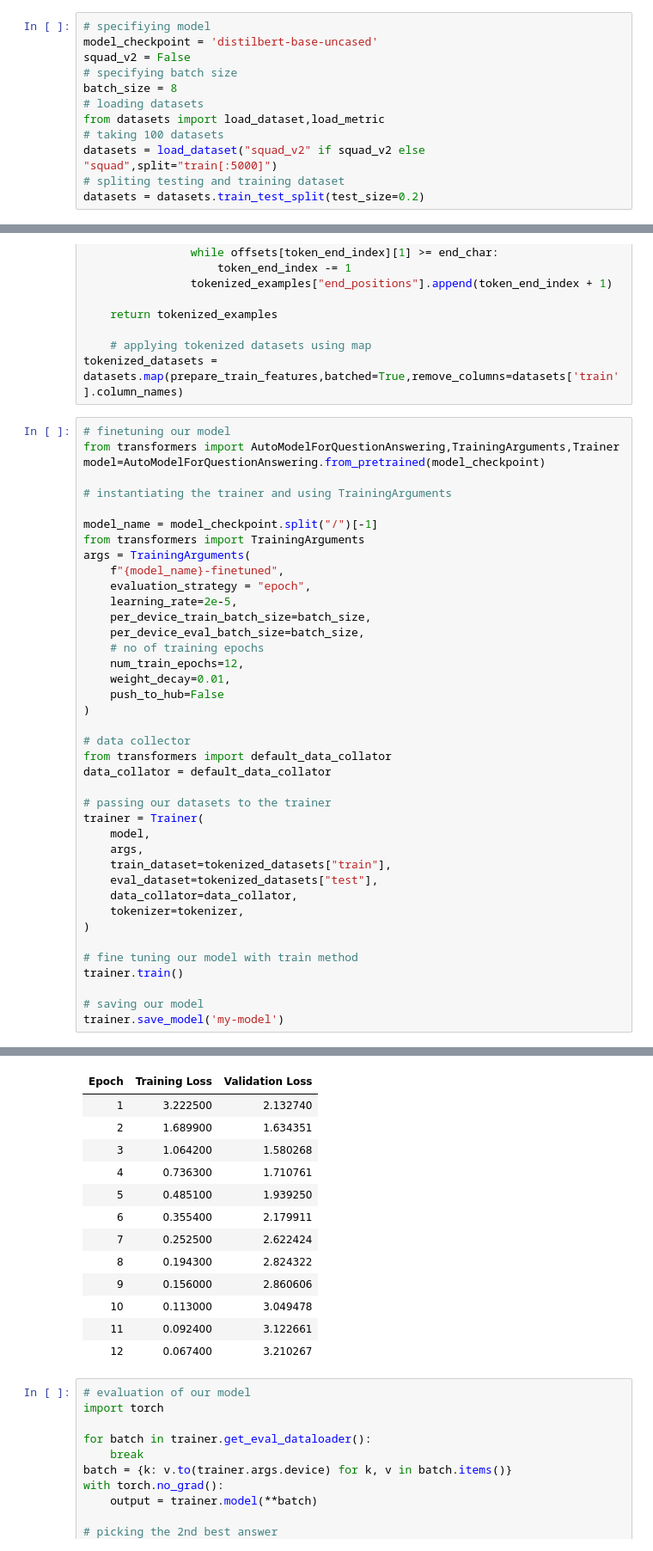
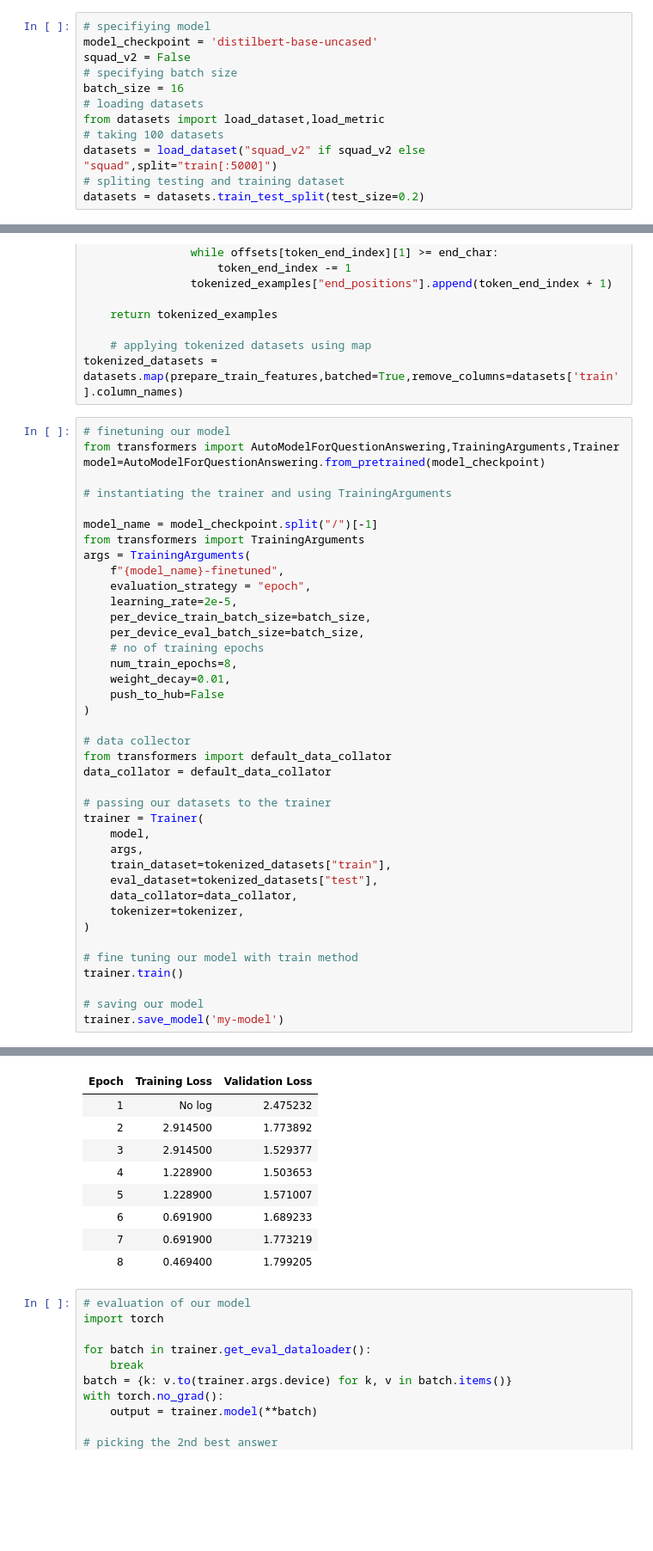
Before and after one commit to Shubhanker01/RepositoryNo1, a Jupyter notebook: questionAnswering.ipynb, the cells around one changed output, grey strips where cells are left out. Shown at 86% size. Drawn from its saved outputs; the diff is of its cells as text; blank space fills up the shorter version.

```diff
--- a/questionAnswering.ipynb
+++ b/questionAnswering.ipynb
@@ -48,7 +48,7 @@ Successfully installed datasets-2.19.2 dill-0.3.8 multiprocess-0.70.16 requests-
 model_checkpoint = 'distilbert-base-uncased'
 squad_v2 = False
 # specifying batch size
-batch_size = 8
+batch_size = 16
 # loading datasets
 from datasets import load_dataset,load_metric
 # taking 100 datasets
@@ -169,7 +169,7 @@ args = TrainingArguments(
     per_device_train_batch_size=batch_size,
     per_device_eval_batch_size=batch_size,
     # no of training epochs
-    num_train_epochs=12,
+    num_train_epochs=8,
     weight_decay=0.01,
     push_to_hub=False
 )
@@ -200,16 +200,12 @@ You should probably TRAIN this model on a down-stream task to be able to use it
 | Epoch | Training Loss | Validation Loss |
-| 1 | 3.222500 | 2.132740 |
-| 2 | 1.689900 | 1.634351 |
-| 3 | 1.064200 | 1.580268 |
-| 4 | 0.736300 | 1.710761 |
-| 5 | 0.485100 | 1.939250 |
-| 6 | 0.355400 | 2.179911 |
-| 7 | 0.252500 | 2.622424 |
-| 8 | 0.194300 | 2.824322 |
-| 9 | 0.156000 | 2.860606 |
-| 10 | 0.113000 | 3.049478 |
-| 11 | 0.092400 | 3.122661 |
-| 12 | 0.067400 | 3.210267 |
+| 1 | No log | 2.475232 |
+| 2 | 2.914500 | 1.773892 |
+| 3 | 2.914500 | 1.529377 |
+| 4 | 1.228900 | 1.503653 |
+| 5 | 1.228900 | 1.571007 |
+| 6 | 0.691900 | 1.689233 |
+| 7 | 0.691900 | 1.773219 |
+| 8 | 0.469400 | 1.799205 |
 # %%
 # evaluation of our model
 import torch
```
Also changed, not shown: parts of 5 cells of this notebook.
